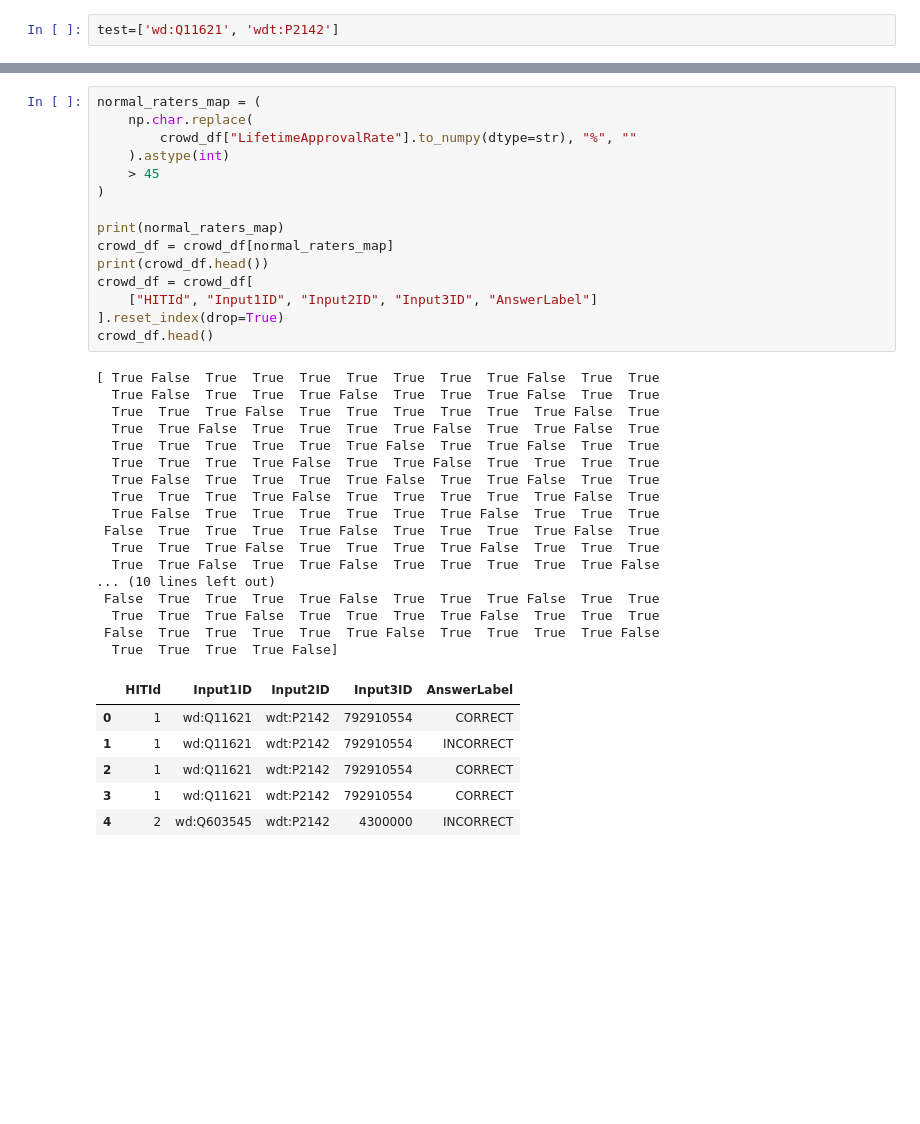
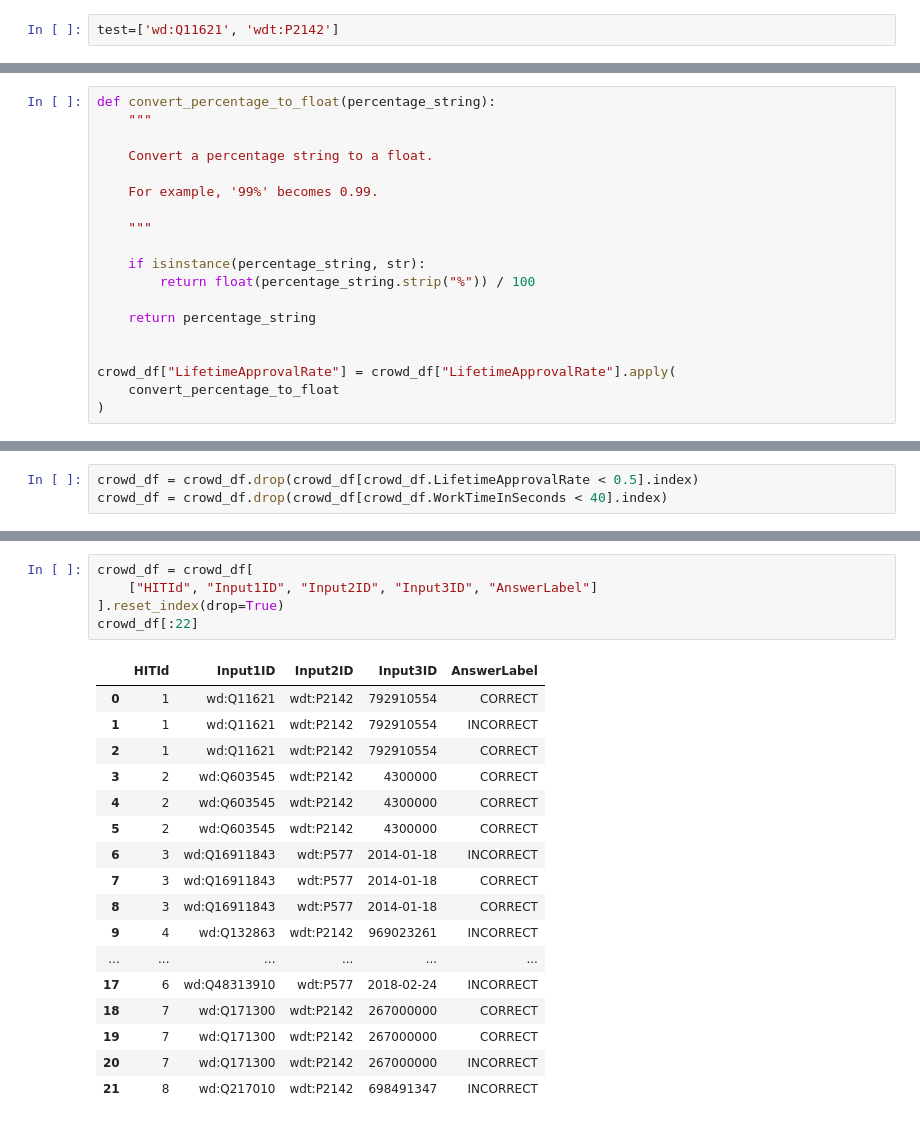
Before and after one commit to liamti5/AI-QA-System-for-movies-UZH, a Jupyter notebook: notebooks/recommendation/anderer.ipynb, the cells around one changed output, grey strips where cells are left out. Drawn from its saved outputs; the diff is of its cells as text; blank space fills up the shorter version.

```diff
--- a/notebooks/recommendation/anderer.ipynb
+++ b/notebooks/recommendation/anderer.ipynb
@@ -374,0 +384,19 @@ crowd_df.head()
+# %%
+def convert_percentage_to_float(percentage_string):
+    """
+
+    Convert a percentage string to a float.
+
+    For example, '99%' becomes 0.99.
+
+    """
+
+    if isinstance(percentage_string, str):
+        return float(percentage_string.strip("%")) / 100
+
+    return percentage_string
+
+
+crowd_df["LifetimeApprovalRate"] = crowd_df["LifetimeApprovalRate"].apply(
+    convert_percentage_to_float
+)
@@ -374,0 +415,3 @@ crowd_df.head()
+# %%
+crowd_df = crowd_df.drop(crowd_df[crowd_df.LifetimeApprovalRate < 0.5].index)
+crowd_df = crowd_df.drop(crowd_df[crowd_df.WorkTimeInSeconds < 40].index)
@@ -375,39 +430,23 @@ crowd_df.head()
 # %%
-normal_raters_map = (
-    np.char.replace(
-        crowd_df["LifetimeApprovalRate"].to_numpy(dtype=str), "%", ""
-    ).astype(int)
-    > 45
-)
-
-print(normal_raters_map)
-crowd_df = crowd_df[normal_raters_map]
-print(crowd_df.head())
 crowd_df = crowd_df[
     ["HITId", "Input1ID", "Input2ID", "Input3ID", "AnswerLabel"]
 ].reset_index(drop=True)
-crowd_df.head()
+crowd_df[:22]
 # %% [output]
-[ True False  True  True  True  True  True  True  True False  True  True
-  True False  True  True  True False  True  True  True False  True  True
-  True  True  True False  True  True  True  True  True  True False  True
-  True  True False  True  True  True  True False  True  True False  True
-  True  True  True  True  True  True False  True  True False  True  True
-  True  True  True  True False  True  True False  True  True  True  True
-  True False  True  True  True  True False  True  True False  True  True
-  True  True  True  True False  True  True  True  True  True False  True
-  True False  True  True  True  True  True  True False  True  True  True
- False  True  True  True  True False  True  True  True  True False  True
-  True  True  True False  True  True  True  True False  True  True  True
-  True  True False  True  True False  True  True  True  True  True False
-... (10 lines left out)
- False  True  True  True  True False  True  True  True False  True  True
-  True  True  True False  True  True  True  True False  True  True  True
- False  True  True  True  True  True False  True  True  True  True False
-  True  True  True  True False]
 |  | HITId | Input1ID | Input2ID | Input3ID | AnswerLabel |
 | 0 | 1 | wd:Q11621 | wdt:P2142 | 792910554 | CORRECT |
 | 1 | 1 | wd:Q11621 | wdt:P2142 | 792910554 | INCORRECT |
 | 2 | 1 | wd:Q11621 | wdt:P2142 | 792910554 | CORRECT |
-| 3 | 1 | wd:Q11621 | wdt:P2142 | 792910554 | CORRECT |
-| 4 | 2 | wd:Q603545 | wdt:P2142 | 4300000 | INCORRECT |
+| 3 | 2 | wd:Q603545 | wdt:P2142 | 4300000 | CORRECT |
+| 4 | 2 | wd:Q603545 | wdt:P2142 | 4300000 | CORRECT |
+| 5 | 2 | wd:Q603545 | wdt:P2142 | 4300000 | CORRECT |
+| 6 | 3 | wd:Q16911843 | wdt:P577 | 2014-01-18 | INCORRECT |
+| 7 | 3 | wd:Q16911843 | wdt:P577 | 2014-01-18 | CORRECT |
+| 8 | 3 | wd:Q16911843 | wdt:P577 | 2014-01-18 | CORRECT |
+| 9 | 4 | wd:Q132863 | wdt:P2142 | 969023261 | INCORRECT |
+| ... | ... | ... | ... | ... | ... |
+| 17 | 6 | wd:Q48313910 | wdt:P577 | 2018-02-24 | INCORRECT |
+| 18 | 7 | wd:Q171300 | wdt:P2142 | 267000000 | CORRECT |
+| 19 | 7 | wd:Q171300 | wdt:P2142 | 267000000 | CORRECT |
+| 20 | 7 | wd:Q171300 | wdt:P2142 | 267000000 | INCORRECT |
+| 21 | 8 | wd:Q217010 | wdt:P2142 | 698491347 | INCORRECT |
```
Also changed, not shown: parts of 10 cells of this notebook, 2 other files.
